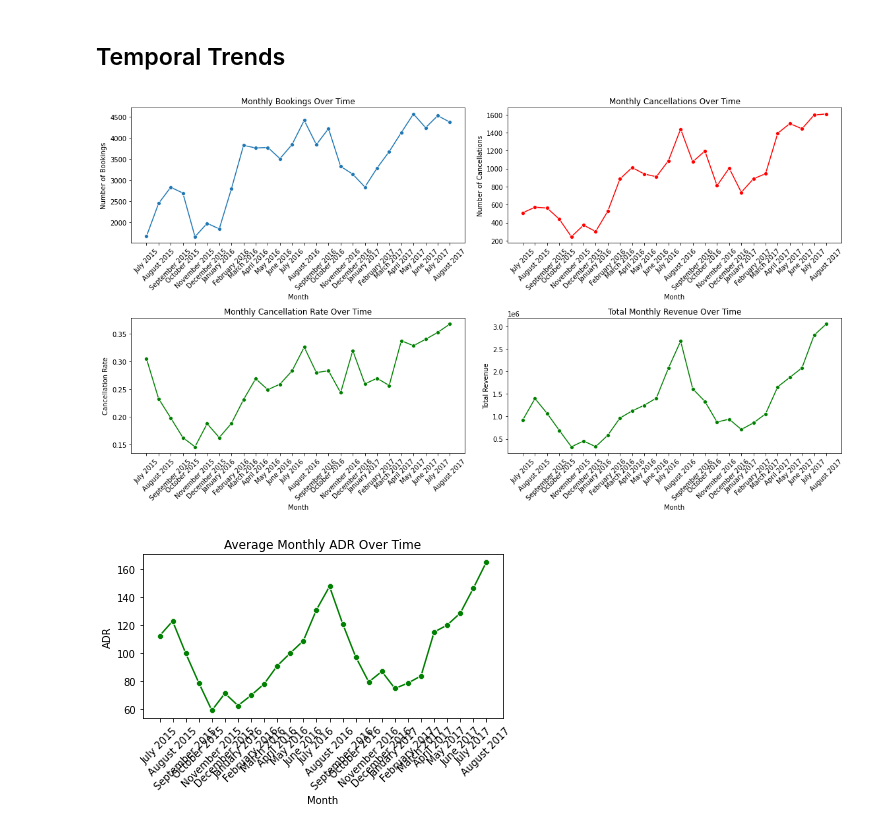
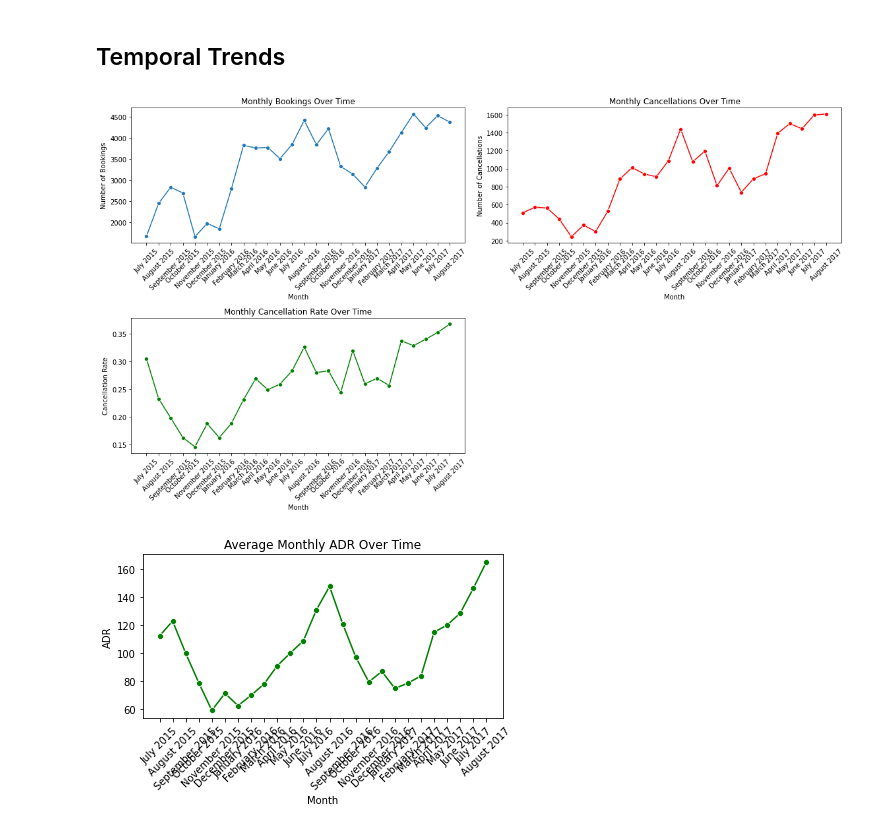
Before and after one commit to dooinn/hotel_cancellation_prediction, a Jupyter notebook: 1_classification_prediction_analysis.ipynb, the cells around one changed output. Drawn from its saved outputs; the diff is of its cells as text; code cells hidden in the pictures.

```diff
--- a/1_classification_prediction_analysis.ipynb
+++ b/1_classification_prediction_analysis.ipynb
@@ -267,6 +267,6 @@ hotel_data_no_duplicates.duplicated().sum()
 ## Add New columns
 we will add total rate and total stay nights
 # %%
-hotel_data_no_duplicates['total_rate'] = hotel_data_no_duplicates['adr'] * (hotel_data_no_duplicates['stays_in_week_nights'] + hotel_data_no_duplicates['stays_in_weekend_nights'])
-hotel_data_no_duplicates['total_stay_nights']  = (hotel_data_no_duplicates['stays_in_week_nights'] + hotel_data_no_duplicates['stays_in_weekend_nights'])
-hotel_data_no_duplicates['total_guests']  = hotel_data_no_duplicates['adults'] + hotel_data_no_duplicates['children'] + hotel_data_no_duplicates['babies']
+# hotel_data_no_duplicates['total_rate'] = hotel_data_no_duplicates['adr'] * (hotel_data_no_duplicates['stays_in_week_nights'] + hotel_data_no_duplicates['stays_in_weekend_nights'])
+# hotel_data_no_duplicates['total_stay_nights']  = (hotel_data_no_duplicates['stays_in_week_nights'] + hotel_data_no_duplicates['stays_in_weekend_nights'])
+# hotel_data_no_duplicates['total_guests']  = hotel_data_no_duplicates['adults'] + hotel_data_no_duplicates['children'] + hotel_data_no_duplicates['babies']
@@ -346,8 +330,8 @@ This indicates a somewhat imbalanced dataset, with more instances of non-cancell
 
 selected_numerical_columns = [
     'lead_time', 'stays_in_weekend_nights', 'stays_in_week_nights',
-    'total_guests', 'previous_cancellations', 'previous_bookings_not_canceled',
-    'booking_changes', 'days_in_waiting_list', 'adr', 'total_rate', 'total_stay_nights'
+     'previous_cancellations', 'previous_bookings_not_canceled',
+    'booking_changes', 'days_in_waiting_list', 'adr'
 ]
 
 
@@ -444,7 +428,7 @@ The heatmap provides a visual representation of the correlation between numerica
 # Grouping and aggregation
 monthly_data = hotel_data_no_duplicates.groupby(['arrival_date_year', 'arrival_date_month']).agg({
     'is_canceled': ['count', 'sum'],
-    'total_rate': 'sum',
+#     'total_rate': 'sum',
     'adr': 'mean'  # Calculating the average adr per year-month
 }).reset_index()
 
@@ -462,40 +446,40 @@ monthly_data = monthly_data.sort_values(['arrival_date_year', 'arrival_date_mont
 # Calculate the cancellation rate
 monthly_data['cancel_rate'] = monthly_data['is_canceled_sum'] / monthly_data['is_canceled_count']
 
 plt.figure(figsize=(16, 9))
 
 plt.subplot(2, 2, 1)
 sns.lineplot(x='month_year', y='is_canceled_count', data=monthly_data, marker='o')
 plt.xticks(rotation=45)
 plt.title('Monthly Bookings Over Time')
 plt.xlabel('Month')
 plt.ylabel('Number of Bookings')
 
 plt.subplot(2, 2, 2)
 sns.lineplot(x='month_year', y='is_canceled_sum', data=monthly_data, marker='o', color='red')
 plt.xticks(rotation=45)
 plt.title('Monthly Cancellations Over Time')
 plt.xlabel('Month')
 plt.ylabel('Number of Cancellations')
 
 plt.subplot(2, 2, 3)
 sns.lineplot(x='month_year', y='cancel_rate', data=monthly_data, marker='o', color='green')
 plt.xticks(rotation=45)
 plt.title('Monthly Cancellation Rate Over Time')
 plt.xlabel('Month')
 plt.ylabel('Cancellation Rate')
 
-plt.subplot(2, 2, 4)
-sns.lineplot(x='month_year', y='total_rate_sum', data=monthly_data, marker='o', color='green')
-plt.xticks(rotation=45)
-plt.title('Total Monthly Revenue Over Time')
-plt.xlabel('Month')
-plt.ylabel('Total Revenue')
+# plt.subplot(2, 2, 4)
+# sns.lineplot(x='month_year', y='total_rate_sum', data=monthly_data, marker='o', color='green')
+# plt.xticks(rotation=45)
+# plt.title('Total Monthly Revenue Over Time')
+# plt.xlabel('Month')
+# plt.ylabel('Total Revenue')
 
 plt.tight_layout()
 plt.show()
 # %% [output]
-[figure, old version]
+[figure, new version]
 # %%
 
 sns.lineplot(x='month_year', y='adr_mean', data=monthly_data, marker='o', color='green')
```
Also changed, not shown: parts of 30 cells of this notebook, 22 other files.
